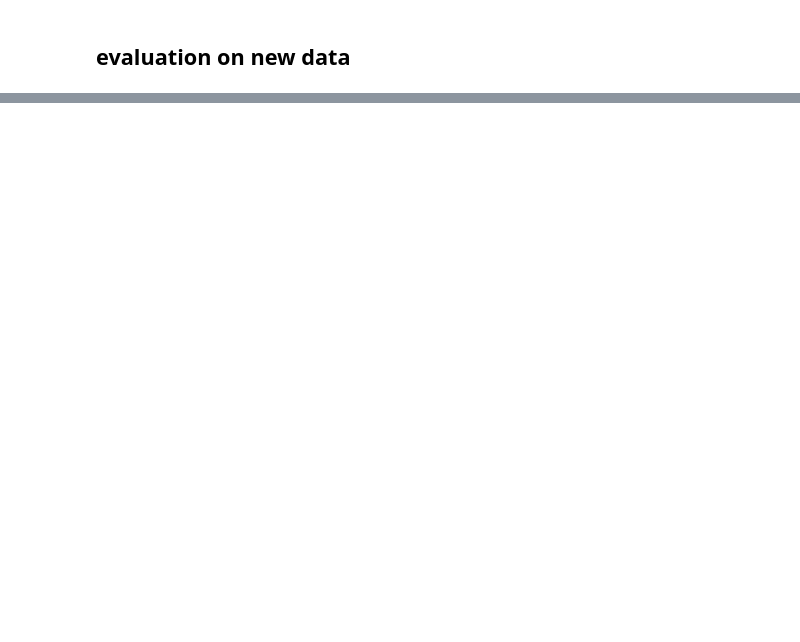
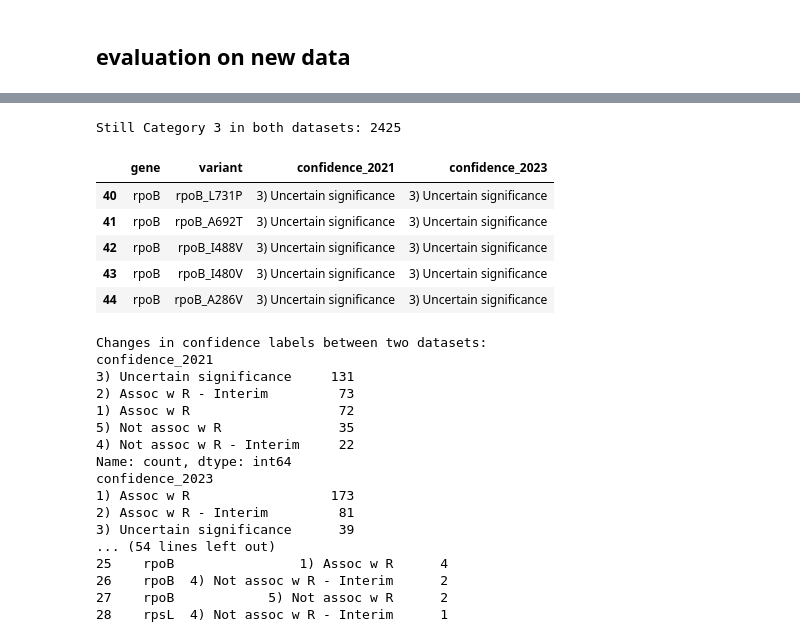
Before and after one commit to aggreen/MTB_Mut_Clust, a Jupyter notebook: scripts/10. clustering_model_training_sanjana_data.ipynb, the cells around one changed output, grey strips where cells are left out. Saved outputs shown, nothing was run; the diff lists cells and outputs as text; code cells hidden in the pictures; blank space fills up the shorter version.

```diff
--- a/scripts/10. clustering_model_training_sanjana_data.ipynb
+++ b/scripts/10. clustering_model_training_sanjana_data.ipynb
@@ -568,0 +245,24 @@ reclassified_eval[['gene', 'one_letter_mutation', 'confidence_2023', 'true_label
+# %%
+def merge_cols(df_2021, df_2023):
+    merge_cols = ["gene", "variant", "one_letter_mutation"]
+
+    merged_df = pd.merge(
+        df_2021,
+        df_2023,
+        on=merge_cols,
+        suffixes=('_2021', '_2023')
+    )
+
+    # Clean confidence fields
+    merged_df['confidence_2021'] = merged_df['confidence_2021'].str.strip()
+    merged_df['confidence_2023'] = merged_df['confidence_2023'].str.strip()
+
+    # Filter unchanged Category 3
+    unchanged_category_3 = merged_df[
+        (merged_df['confidence_2021'] == "3) Uncertain significance") &
+        (merged_df['confidence_2023'] == "3) Uncertain significance")
+    ]
+
+    print(f"Still Category 3 in both datasets: {unchanged_category_3.shape[0]}")
+    display(unchanged_category_3[["gene", "variant", "confidence_2021", "confidence_2023"]].head())
+    return merged_df
@@ -568,0 +398,35 @@ reclassified_eval[['gene', 'one_letter_mutation', 'confidence_2023', 'true_label
+# %%
+from sklearn.metrics import confusion_matrix
+feature_sets = {
+    "Proximity": ['Proximity_to_R_Conferring'],
+    "Proximity_zeroed": ["Proximity_to_R_Conferring_zeroed"],
+    "Proximity_1d":["Proximity_1D"],
+    "G-score": ['G_score'],
+}
+
+reclassified_eval = reclassified_variants(df_2021, df_2023)
+# %% [output]
+Still Category 3 in both datasets: 2425
+|  | gene | variant | confidence_2021 | confidence_2023 |
+| 40 | rpoB | rpoB_L731P | 3) Uncertain significance | 3) Uncertain significance |
+| 41 | rpoB | rpoB_A692T | 3) Uncertain significance | 3) Uncertain significance |
+| 42 | rpoB | rpoB_I488V | 3) Uncertain significance | 3) Uncertain significance |
+| 43 | rpoB | rpoB_I480V | 3) Uncertain significance | 3) Uncertain significance |
+| 44 | rpoB | rpoB_A286V | 3) Uncertain significance | 3) Uncertain significance |
+Changes in confidence labels between two datasets:
+confidence_2021
+3) Uncertain significance     131
+2) Assoc w R - Interim         73
+1) Assoc w R                   72
+5) Not assoc w R               35
+4) Not assoc w R - Interim     22
+Name: count, dtype: int64
+confidence_2023
+1) Assoc w R                  173
+2) Assoc w R - Interim         81
+3) Uncertain significance      39
+... (54 lines left out)
+25    rpoB                1) Assoc w R      4
+26    rpoB  4) Not assoc w R - Interim      2
+27    rpoB            5) Not assoc w R      2
+28    rpsL  4) Not assoc w R - Interim      1
```
Also changed, not shown: parts of 28 cells of this notebook.
